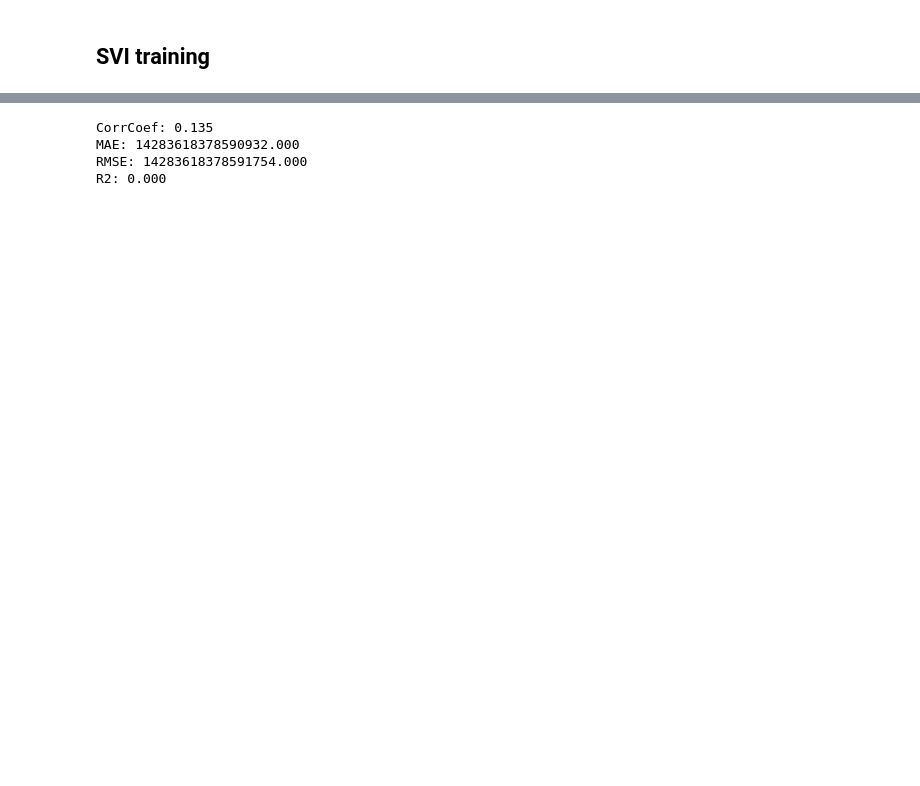
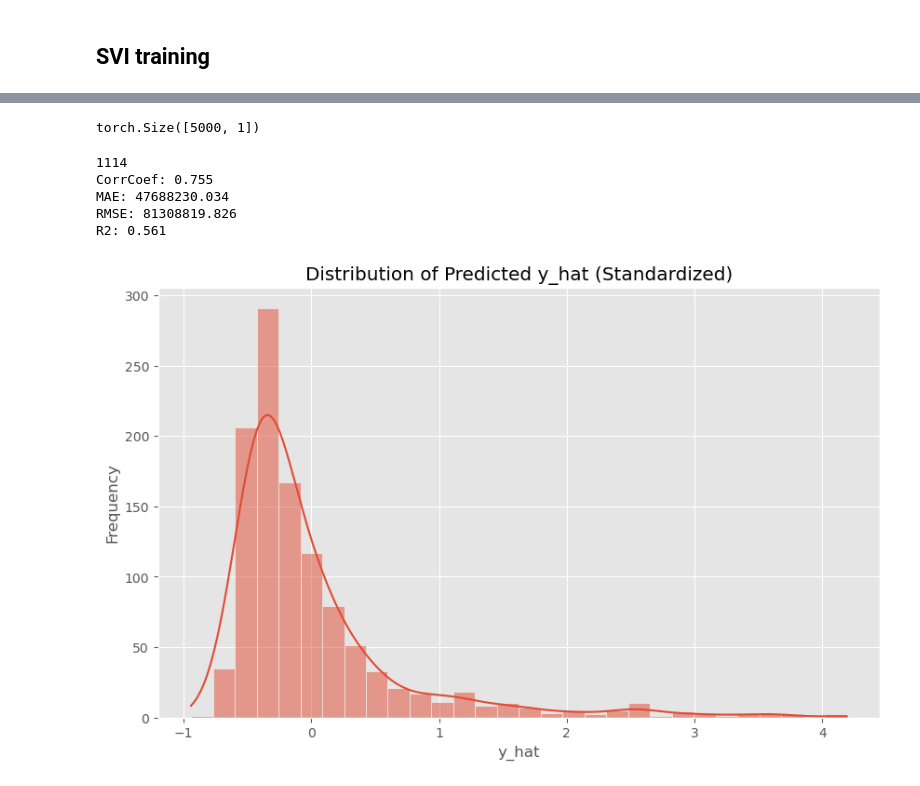
Before and after one commit to MikkelDitlevOlsen1/Model-based-machine-learning, a Jupyter notebook: notebooks/02_regression_model.ipynb, the cells around one changed output, grey strips where cells are left out. Cells and saved outputs as stored; diff of their text form; code cells hidden in the pictures; blank space fills up the shorter version.

Commit message:
Model1

```diff
--- a/notebooks/02_regression_model.ipynb
+++ b/notebooks/02_regression_model.ipynb
@@ -78,10 +98,14 @@ Number of NaN in X: 0
 # %%
 # prepare vector of revenue
-y = df["revenue"].values
+y_train = df_train["revenue"].values
+y_test = df_test["revenue"].values
+y_val = df_val["revenue"].values
 
 # standardize revenue
-y_mean = y.mean()
-y_std = y.std()
-y = (y - y_mean) / y_std
-print(y.shape)
-print(f"Number of NaN in y: {np.isnan(y).sum()}")
+y_mean = y_train.mean()
+y_std = y_train.std()
+y_train = (y_train - y_mean) / y_std
+
+y_test = (y_test - y_mean) / y_std
+
+y_val = (y_val - y_mean) / y_std
@@ -91,14 +111,0 @@ Number of NaN in y: 0
-# %%
-train_perc = 0.66 # percentage of training data
-split_point = int(train_perc*len(y))
-perm = np.random.permutation(len(y))
-ix_train = perm[:split_point]
-ix_test = perm[split_point:]
-X_time_train = X_time[ix_train,:]
-X_time_test = X_time[ix_test,:]
-X_train = X[ix_train,:]
-X_test = X[ix_test,:]
-y_train = y[ix_train]
-y_test = y[ix_test]
-print("num train: %d" % len(y_train))
-print("num test: %d" % len(y_test))
@@ -144,6 +141,6 @@ Mean revenue: 68649475.2023425
 # %%
 def model(X, obs=None):
-    alpha = pyro.sample("alpha", dist.Normal(y_mean, y_mean*0,5))                   # Prior for the bias/intercept
+    alpha = pyro.sample("alpha", dist.Normal(0, 1))                   # Prior for the bias/intercept
     beta  = pyro.sample("beta", dist.Normal(torch.zeros(X.shape[1]),
                                             torch.ones(X.shape[1])).to_event())    # Priors for the regression coeffcients
     sigma = pyro.sample("sigma", dist.HalfCauchy(0.5))                   # Prior for the variance
@@ -199,22 +202,29 @@ Trace Shapes:
 # %%
 from pyro.infer import Predictive
 
-predictive = Predictive(model, guide=guide, num_samples=1000,
+predictive = Predictive(model, guide=guide, num_samples=5000,
                         return_sites=("alpha", "beta", "sigma"))
 samples = predictive(X_train_torch, y_train_torch)
+print(samples["alpha"].shape)
+# %% [output]
+torch.Size([5000, 1])
 # %%
 alpha_samples = samples["alpha"].detach().numpy()
 beta_samples = samples["beta"].detach().numpy()
+sigma_samples = samples["sigma"].detach().numpy()
 y_hat = np.mean(alpha_samples.T + np.dot(X_test, beta_samples[:,0].T), axis=1)
 
 # convert back to the original scale
 preds = y_hat * y_std + y_mean
 y_true = y_test * y_std + y_mean
 
+print(preds.size)
+
 corr, mae, rae, rmse, r2 = compute_error(y_true, preds)
 print("CorrCoef: %.3f\nMAE: %.3f\nRMSE: %.3f\nR2: %.3f" % (corr, mae, rmse, r2))
 # %% [output]
-CorrCoef: 0.135
-MAE: 14283618378590932.000
-RMSE: 14283618378591754.000
-R2: 0.000
+1114
+CorrCoef: 0.755
+MAE: 47688230.034
+RMSE: 81308819.826
+R2: 0.561
@@ -220,0 +241,10 @@ R2: 0.000
+# %%
+# Plot the distribution of y_hat (standardized predictions)
+plt.figure(figsize=(10, 6))
+sns.histplot(y_hat, kde=True, bins=30)
+plt.title('Distribution of Predicted y_hat (Standardized)')
+plt.xlabel('y_hat')
+plt.ylabel('Frequency')
+plt.show()
+# %% [output]
+[figure, added]
```
Also changed, not shown: parts of 14 cells of this notebook.
